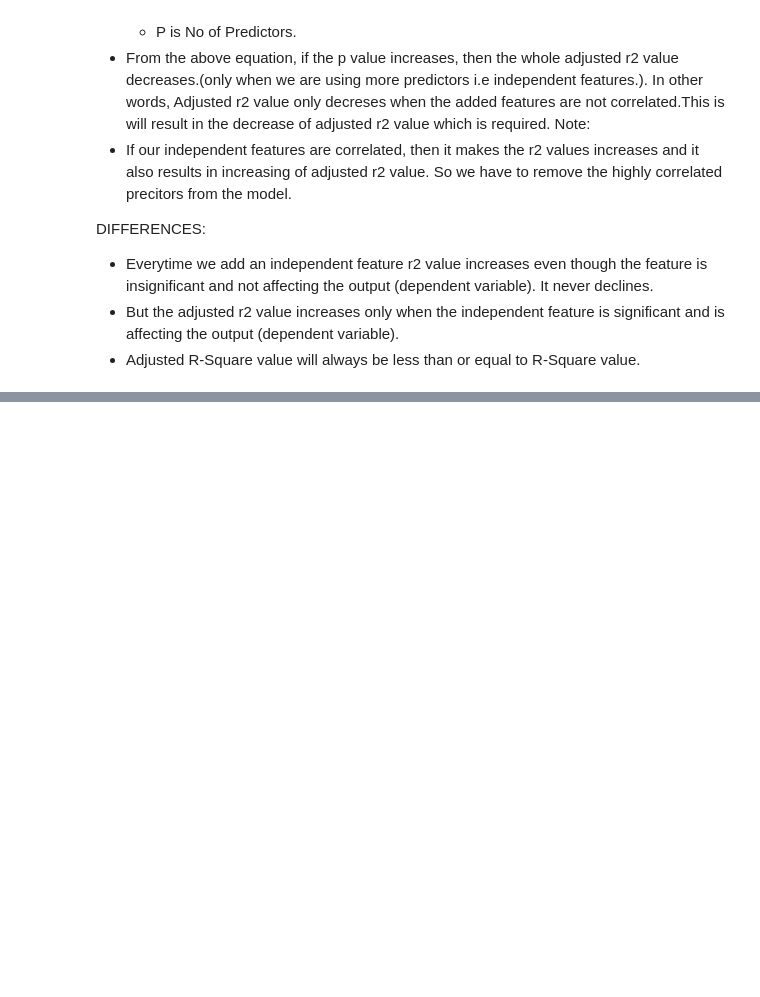
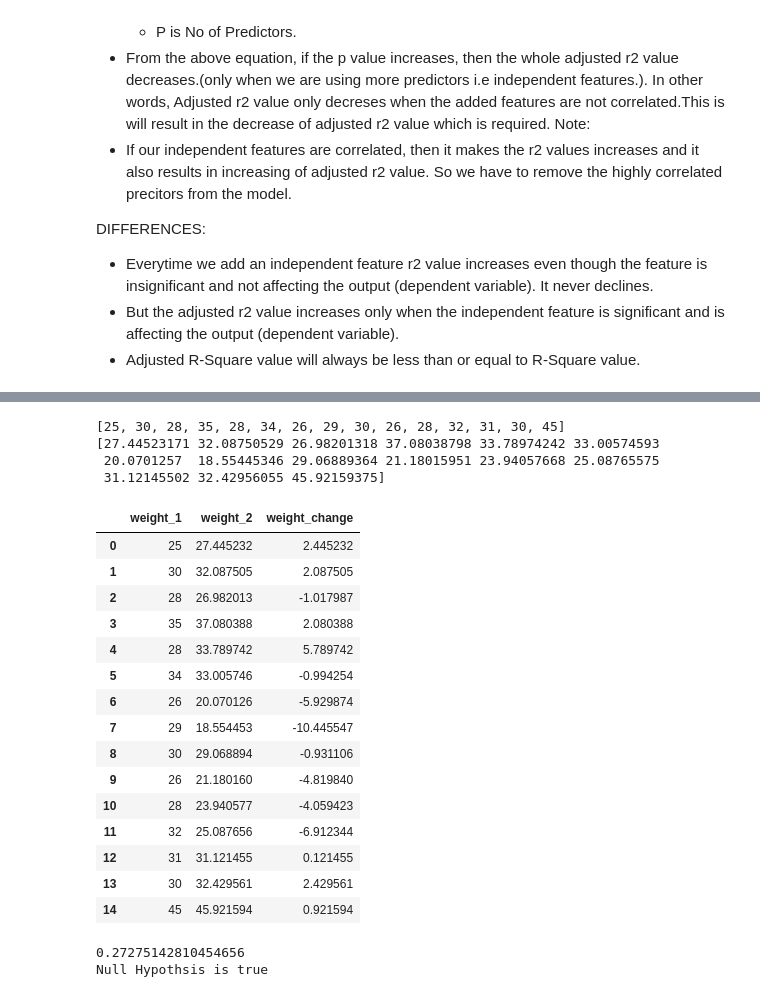
Before and after one commit to rahulrenegade/Machine-Learning-With-Python, a Jupyter notebook: Python for Data Science.ipynb, the cells around one changed output, grey strips where cells are left out. Saved outputs shown, nothing was run; the diff lists cells and outputs as text; code cells hidden in the pictures; blank space fills up the shorter version.

Commit message:
ttest with python on 5-Aug-2020

```diff
--- a/Python for Data Science.ipynb
+++ b/Python for Data Science.ipynb
@@ -1908,0 +2043,43 @@ Type-1 and Type-2 error:
+# %%
+weight1=[25,30,28,35,28,34,26,29,30,26,28,32,31,30,45]
+weight2=weight1+stats.norm.rvs(scale=5,loc=-1.25,size=15) #after few years their weight might have been increased,so adding the weight by normal distrubution.
+print(weight1)
+print(weight2)
+# %% [output]
+[25, 30, 28, 35, 28, 34, 26, 29, 30, 26, 28, 32, 31, 30, 45]
+[27.44523171 32.08750529 26.98201318 37.08038798 33.78974242 33.00574593
+ 20.0701257  18.55445346 29.06889364 21.18015951 23.94057668 25.08765575
+ 31.12145502 32.42956055 45.92159375]
+# %%
+wt_df=pd.DataFrame({"weight_1":np.array(weight1),
+                          "weight_2":np.array(weight2),
+                          "weight_change":np.array(weight2)-np.array(weight1)})
+# %%
+wt_df
+# %% [output]
+|  | weight_1 | weight_2 | weight_change |
+| 0 | 25 | 27.445232 | 2.445232 |
+| 1 | 30 | 32.087505 | 2.087505 |
+| 2 | 28 | 26.982013 | -1.017987 |
+| 3 | 35 | 37.080388 | 2.080388 |
+| 4 | 28 | 33.789742 | 5.789742 |
+| 5 | 34 | 33.005746 | -0.994254 |
+| 6 | 26 | 20.070126 | -5.929874 |
+| 7 | 29 | 18.554453 | -10.445547 |
+| 8 | 30 | 29.068894 | -0.931106 |
+| 9 | 26 | 21.180160 | -4.819840 |
+| 10 | 28 | 23.940577 | -4.059423 |
+| 11 | 32 | 25.087656 | -6.912344 |
+| 12 | 31 | 31.121455 | 0.121455 |
+| 13 | 30 | 32.429561 | 2.429561 |
+| 14 | 45 | 45.921594 | 0.921594 |
+# %%
+_,p_value=stats.ttest_rel(a=weight1,b=weight2)
+print(p_value)
+if p_value1<0.05:
+    print("Alternate Hypothesis is true")
+else:
+    print("Null Hypothsis is true")
+# %% [output]
+0.27275142810454656
+Null Hypothsis is true
```
Also changed, not shown: parts of 29 cells of this notebook, 1 other file.
